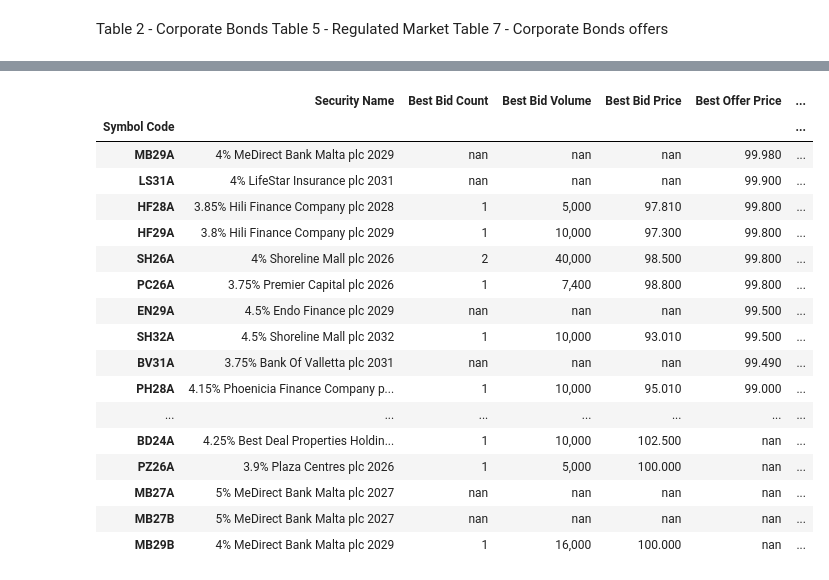
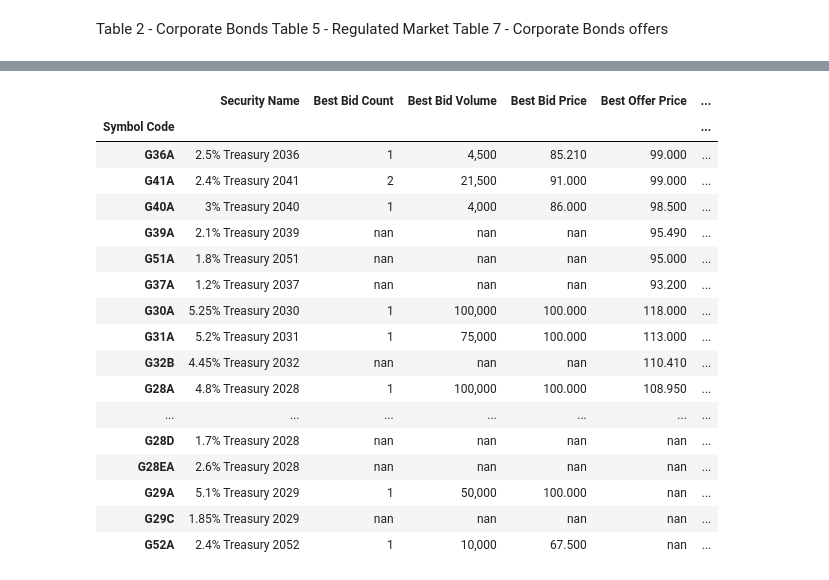
Before and after one commit to cgre23/Malta-Stock-Exchange, a Jupyter notebook: MSE_scrape.ipynb, the cells around one changed output, grey strips where cells are left out. Saved outputs shown, nothing was run; the diff lists cells and outputs as text; code cells hidden in the pictures.

```diff
--- a/MSE_scrape.ipynb
+++ b/MSE_scrape.ipynb
@@ -86,5 +72,5 @@ trades
 # %%
-offers = list_table[7].set_index('Symbol Code').sort_values(by=['Best Offer Price'], ascending=False)
+offers = list_table[6].set_index('Symbol Code').sort_values(by=['Best Offer Price'], ascending=False)
 offers
 # %% [output]
 |  | Security Name | Best Bid Count | Best Bid Volume | Best Bid Price | Best Offer Price | ... |
@@ -108,5 +94,5 @@ offers
 # %%
-total_trades = list_table[2].set_index('Symbol Code')
+total_trades = list_table[1].set_index('Symbol Code')
 total_trades
 # %% [output]
 |  | Volume Traded | Value Traded | Trades | High Price | Low Price | Open Price | Closing Price | Change |
@@ -201,28 +158,28 @@ offers_price
 # %%
 def is_offer_valid(temp):
     if  temp < 0.5:
         return 'background-color: green'
     if  temp > 1:
         return 'background-color: red'
-
+offers_price = offers_price.sort_values(by=['Best Offer Price'], ascending=False)
 s = offers_price.style.applymap(is_offer_valid, subset=['Difference'])
 s
 # %% [output]
 |  | Security Name | Best Bid Count | Best Bid Volume | Best Bid Price | Best Offer Price | ... |
 | Symbol Code |  |  |  |  |  | ... |
-| MB29A | 4% MeDirect Bank Malta plc 2029 | nan | nan | nan | 99.980 | ... |
-| LS31A | 4% LifeStar Insurance plc 2031 | nan | nan | nan | 99.900 | ... |
-| HF28A | 3.85% Hili Finance Company plc 2028 | 1 | 5,000 | 97.810 | 99.800 | ... |
-| HF29A | 3.8% Hili Finance Company plc 2029 | 1 | 10,000 | 97.300 | 99.800 | ... |
-| SH26A | 4% Shoreline Mall plc 2026 | 2 | 40,000 | 98.500 | 99.800 | ... |
-| PC26A | 3.75% Premier Capital plc 2026 | 1 | 7,400 | 98.800 | 99.800 | ... |
-| EN29A | 4.5% Endo Finance plc 2029 | nan | nan | nan | 99.500 | ... |
-| SH32A | 4.5% Shoreline Mall plc 2032 | 1 | 10,000 | 93.010 | 99.500 | ... |
-| BV31A | 3.75% Bank Of Valletta plc 2031 | nan | nan | nan | 99.490 | ... |
-| PH28A | 4.15% Phoenicia Finance Company p... | 1 | 10,000 | 95.010 | 99.000 | ... |
+| G36A | 2.5% Treasury 2036 | 1 | 4,500 | 85.210 | 99.000 | ... |
+| G41A | 2.4% Treasury 2041 | 2 | 21,500 | 91.000 | 99.000 | ... |
+| G40A | 3% Treasury 2040 | 1 | 4,000 | 86.000 | 98.500 | ... |
+| G39A | 2.1% Treasury 2039 | nan | nan | nan | 95.490 | ... |
+| G51A | 1.8% Treasury 2051 | nan | nan | nan | 95.000 | ... |
+| G37A | 1.2% Treasury 2037 | nan | nan | nan | 93.200 | ... |
+| G30A | 5.25% Treasury 2030 | 1 | 100,000 | 100.000 | 118.000 | ... |
+| G31A | 5.2% Treasury 2031 | 1 | 75,000 | 100.000 | 113.000 | ... |
+| G32B | 4.45% Treasury 2032 | nan | nan | nan | 110.410 | ... |
+| G28A | 4.8% Treasury 2028 | 1 | 100,000 | 100.000 | 108.950 | ... |
 | ... | ... | ... | ... | ... | ... | ... |
-| BD24A | 4.25% Best Deal Properties Holdin... | 1 | 10,000 | 102.500 | nan | ... |
-| PZ26A | 3.9% Plaza Centres plc 2026 | 1 | 5,000 | 100.000 | nan | ... |
-| MB27A | 5% MeDirect Bank Malta plc 2027 | nan | nan | nan | nan | ... |
-| MB27B | 5% MeDirect Bank Malta plc 2027 | nan | nan | nan | nan | ... |
-| MB29B | 4% MeDirect Bank Malta plc 2029 | 1 | 16,000 | 100.000 | nan | ... |
+| G28D | 1.7% Treasury 2028 | nan | nan | nan | nan | ... |
+| G28EA | 2.6% Treasury 2028 | nan | nan | nan | nan | ... |
+| G29A | 5.1% Treasury 2029 | 1 | 50,000 | 100.000 | nan | ... |
+| G29C | 1.85% Treasury 2029 | nan | nan | nan | nan | ... |
+| G52A | 2.4% Treasury 2052 | 1 | 10,000 | 67.500 | nan | ... |
```
Also changed, not shown: parts of 6 cells of this notebook.
